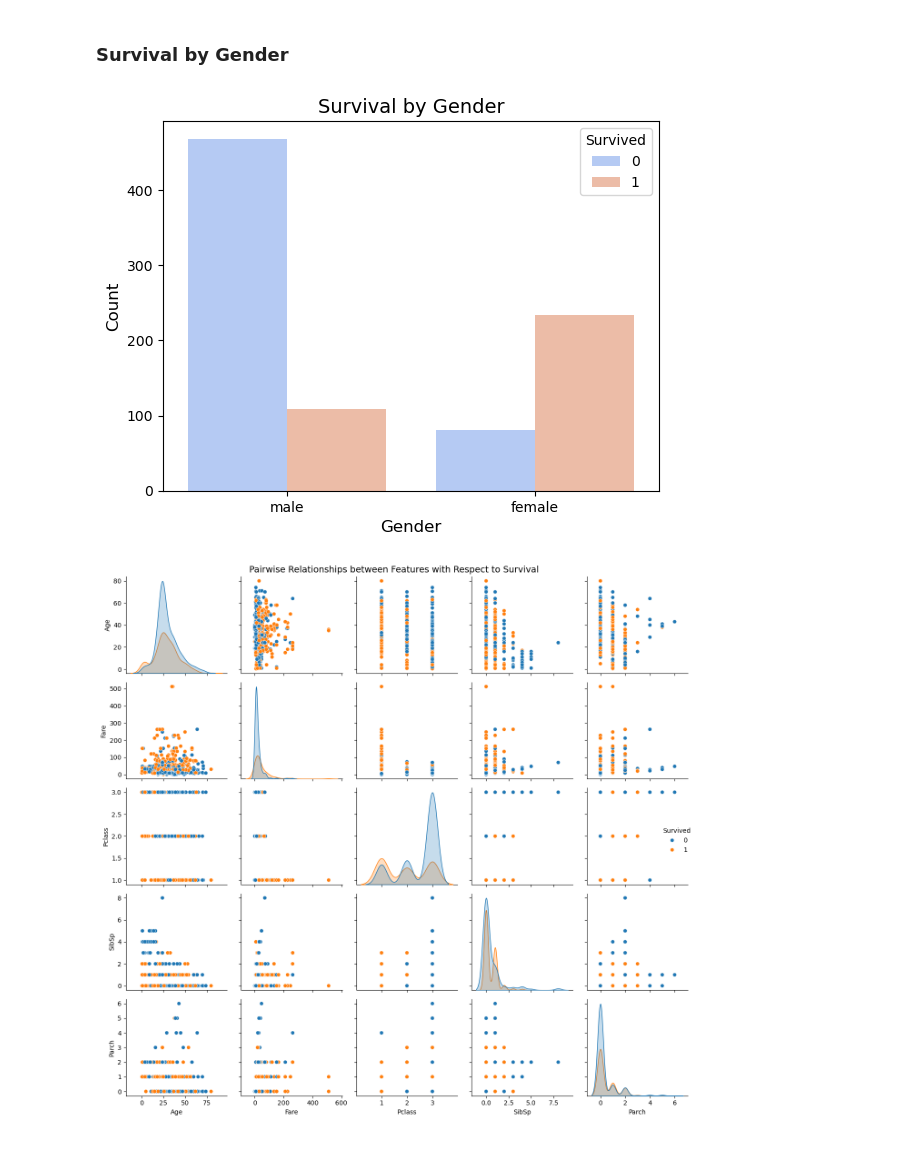
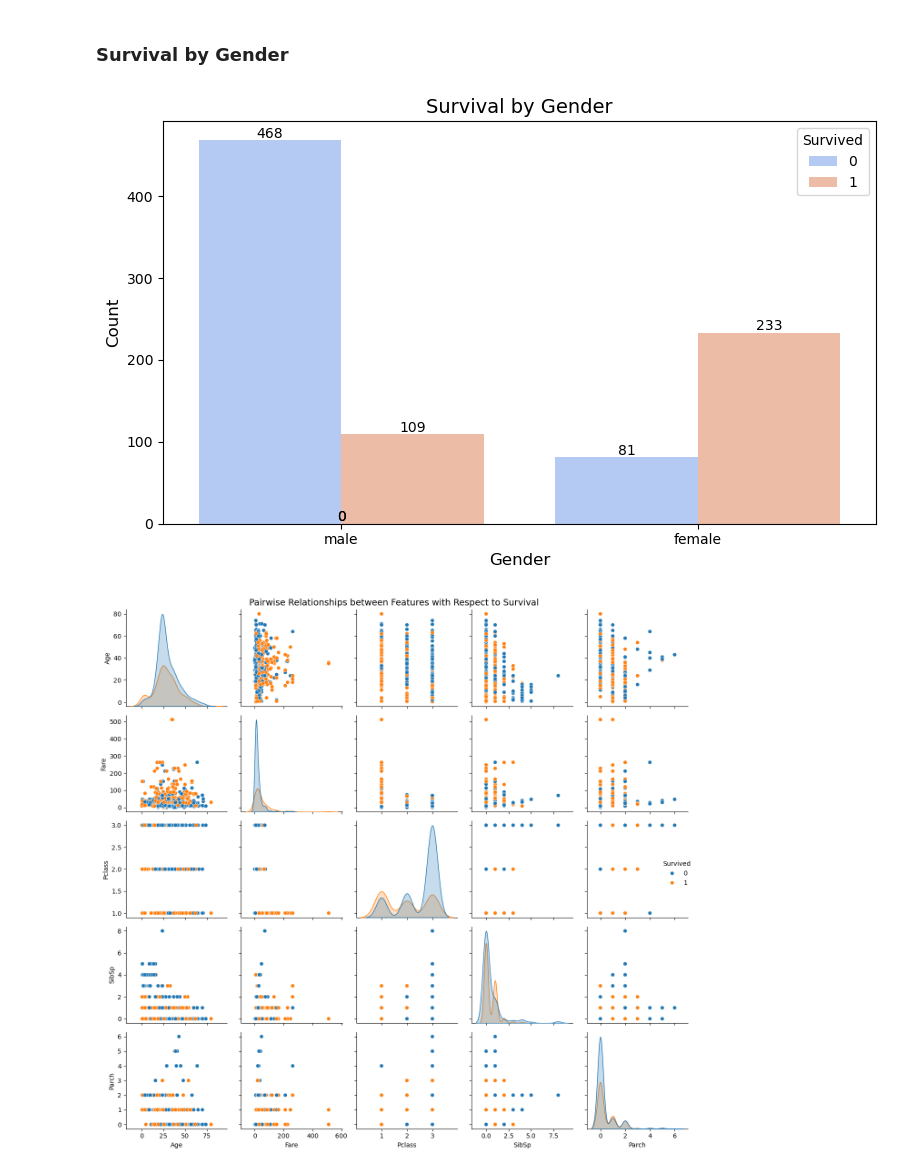
Before and after one commit to kajal-Prajapati123/titanic-eda-analysis-task5, a Jupyter notebook: EXPLORATORY DATA ANALYSIS.ipynb, the cells around one changed output. Drawn from its saved outputs; the diff is of its cells as text; code cells hidden in the pictures.

```diff
--- a/EXPLORATORY DATA ANALYSIS.ipynb
+++ b/EXPLORATORY DATA ANALYSIS.ipynb
@@ -71,10 +71,23 @@ df.drop(columns=['Cabin', 'Ticket'], inplace=True)
 # %% [markdown]
 ### Count of Survivors
 # %%
-sns.countplot(x='Survived', data=df)
+ax = sns.countplot(x='Survived', data=df)
+
 plt.title("Survival Count")
 plt.xlabel("Survived (0 = No, 1 = Yes)")
 plt.ylabel("Count")
 plt.grid(axis='y', linestyle='--', alpha=0.5)
+
+# Add text labels on top of each bar
+for p in ax.patches:
+    height = p.get_height()
+    ax.text(
+        p.get_x() + p.get_width() / 2.,  # x-position
+        height + 3,                     # y-position (a bit above bar)
+        f'{int(height)}',              # text to show
+        ha="center",                   # horizontal alignment
+        fontsize=12,
+        color='black'
+    )
 plt.show()
 # %% [output]
@@ -98,14 +111,31 @@ plt.show()
 # %% [markdown]
 ### Survival by Gender
 # %%
-sns.countplot(x='Sex', hue='Survived', data=df, palette='coolwarm')
+plt.figure(figsize=(8, 5))
+ax = sns.countplot(x='Sex', hue='Survived', data=df, palette='coolwarm')
+
+# Title and labels
 plt.title("Survival by Gender", fontsize=14)
 plt.xlabel("Gender", fontsize=12)
 plt.ylabel("Count", fontsize=12)
 plt.legend(title='Survived')
+
+# Loop to add text labels on bars
+for p in ax.patches:
+    height = p.get_height()
+    ax.text(
+        p.get_x() + p.get_width() / 2.,   # x position: center of bar
+        height + 3,                       # y position: slightly above bar
+        int(height),                      # text = bar height
+        ha="center", fontsize=10
+    )
+
+plt.tight_layout()
 plt.show()
+
+plt.show()
 # %% [output]
-[figure, old version]
+[figure, new version]
 # %%
 sns.pairplot(df[['Survived', 'Age', 'Fare', 'Pclass', 'SibSp', 'Parch']], hue='Survived')
 plt.suptitle("Pairwise Relationships between Features with Respect to Survival", fontsize=14)
```
Also changed, not shown: parts of 1 cell of this notebook.
